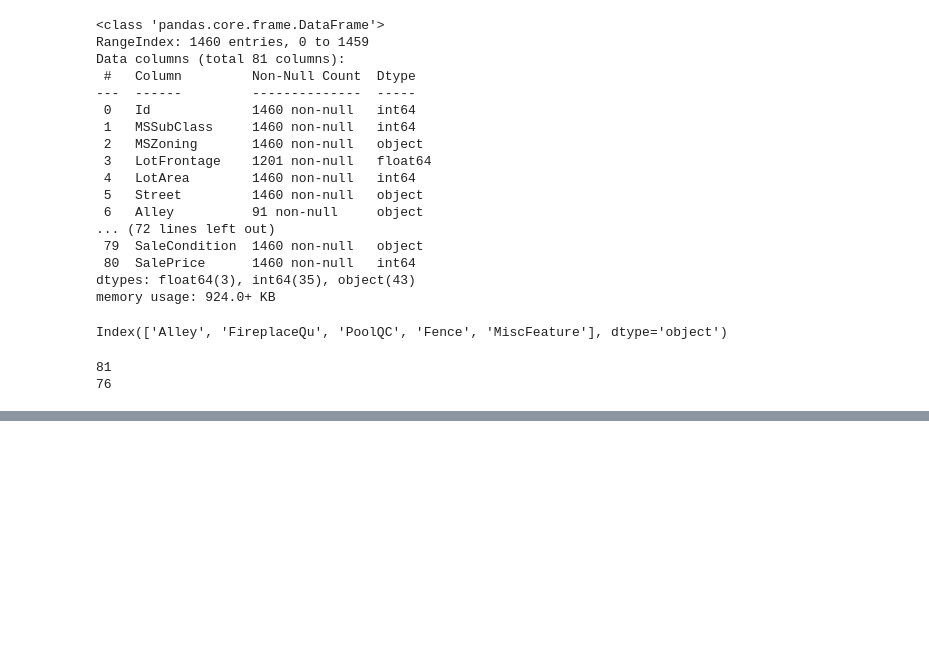
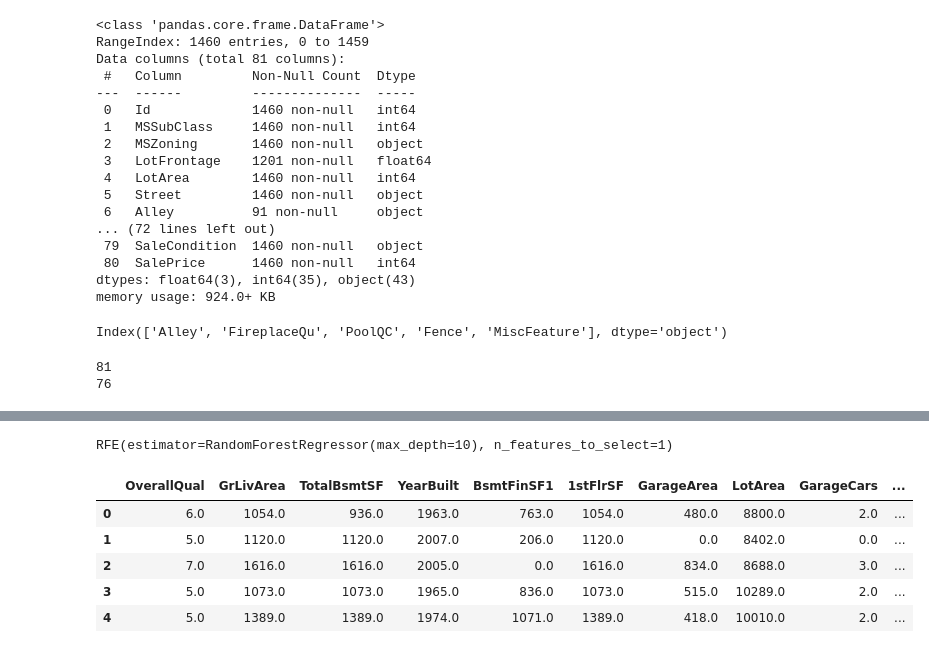
Before and after one commit to hargurjeet/Suprise_Housing, a Jupyter notebook: Suprise_Housing_Case_study.ipynb, the cells around one changed output, grey strips where cells are left out. Saved outputs shown, nothing was run; the diff lists cells and outputs as text; code cells hidden in the pictures; blank space fills up the shorter version.

```diff
--- a/Suprise_Housing_Case_study.ipynb
+++ b/Suprise_Housing_Case_study.ipynb
@@ -60,0 +95,33 @@ SyntaxError: ignored
+# %%
+regressor = RandomForestRegressor(n_estimators=100, max_depth=10)
+# %%
+#===========================================================================
+# perform a scikit-learn Recursive Feature Elimination (RFE)
+#===========================================================================
+# here we want only one final feature, we do this to produce a ranking
+n_features_to_select = 1
+rfe = RFE(regressor, n_features_to_select=n_features_to_select)
+rfe.fit(X_train_numberic, y_train)
+# %% [output]
+RFE(estimator=RandomForestRegressor(max_depth=10), n_features_to_select=1)
+# %%
+#===========================================================================
+# now print out the features in order of ranking
+#===========================================================================
+feature_list = []
+from operator import itemgetter
+features = X_train_numberic.columns.to_list()
+for x, y in (sorted(zip(rfe.ranking_ , features), key=itemgetter(0))):
+    print(x, y)
+    feature_list.append(y)
+# %%
+top_10_numberic_features = X_train_numberic[feature_list[:10]]
+# %%
+top_10_numberic_features.head()
+# %% [output]
+|  | OverallQual | GrLivArea | TotalBsmtSF | YearBuilt | BsmtFinSF1 | 1stFlrSF | GarageArea | LotArea | GarageCars | ... |
+| 0 | 6.0 | 1054.0 | 936.0 | 1963.0 | 763.0 | 1054.0 | 480.0 | 8800.0 | 2.0 | ... |
+| 1 | 5.0 | 1120.0 | 1120.0 | 2007.0 | 206.0 | 1120.0 | 0.0 | 8402.0 | 0.0 | ... |
+| 2 | 7.0 | 1616.0 | 1616.0 | 2005.0 | 0.0 | 1616.0 | 834.0 | 8688.0 | 3.0 | ... |
+| 3 | 5.0 | 1073.0 | 1073.0 | 1965.0 | 836.0 | 1073.0 | 515.0 | 10289.0 | 2.0 | ... |
+| 4 | 5.0 | 1389.0 | 1389.0 | 1974.0 | 1071.0 | 1389.0 | 418.0 | 10010.0 | 2.0 | ... |
```
Also changed, not shown: parts of 12 cells of this notebook.
